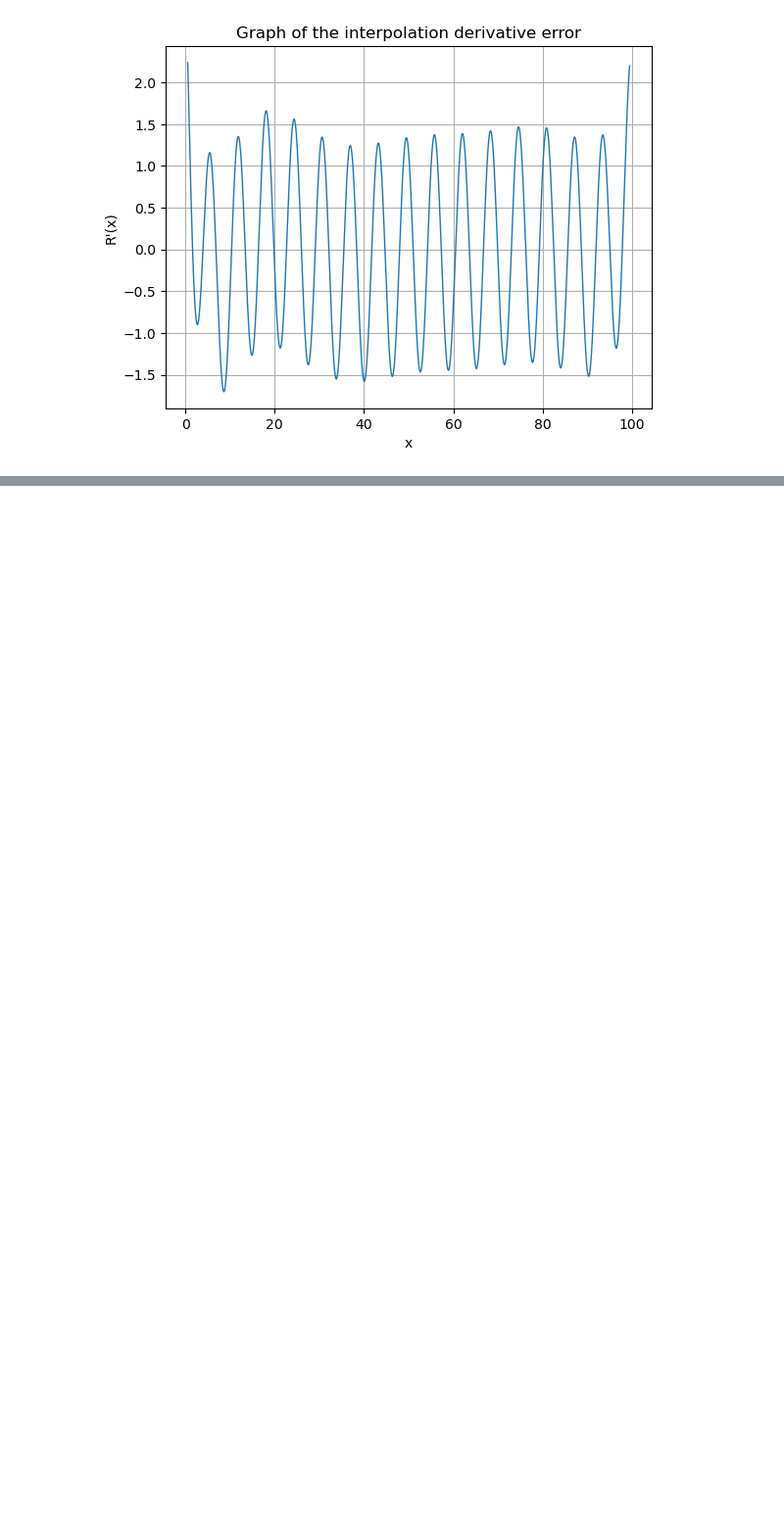
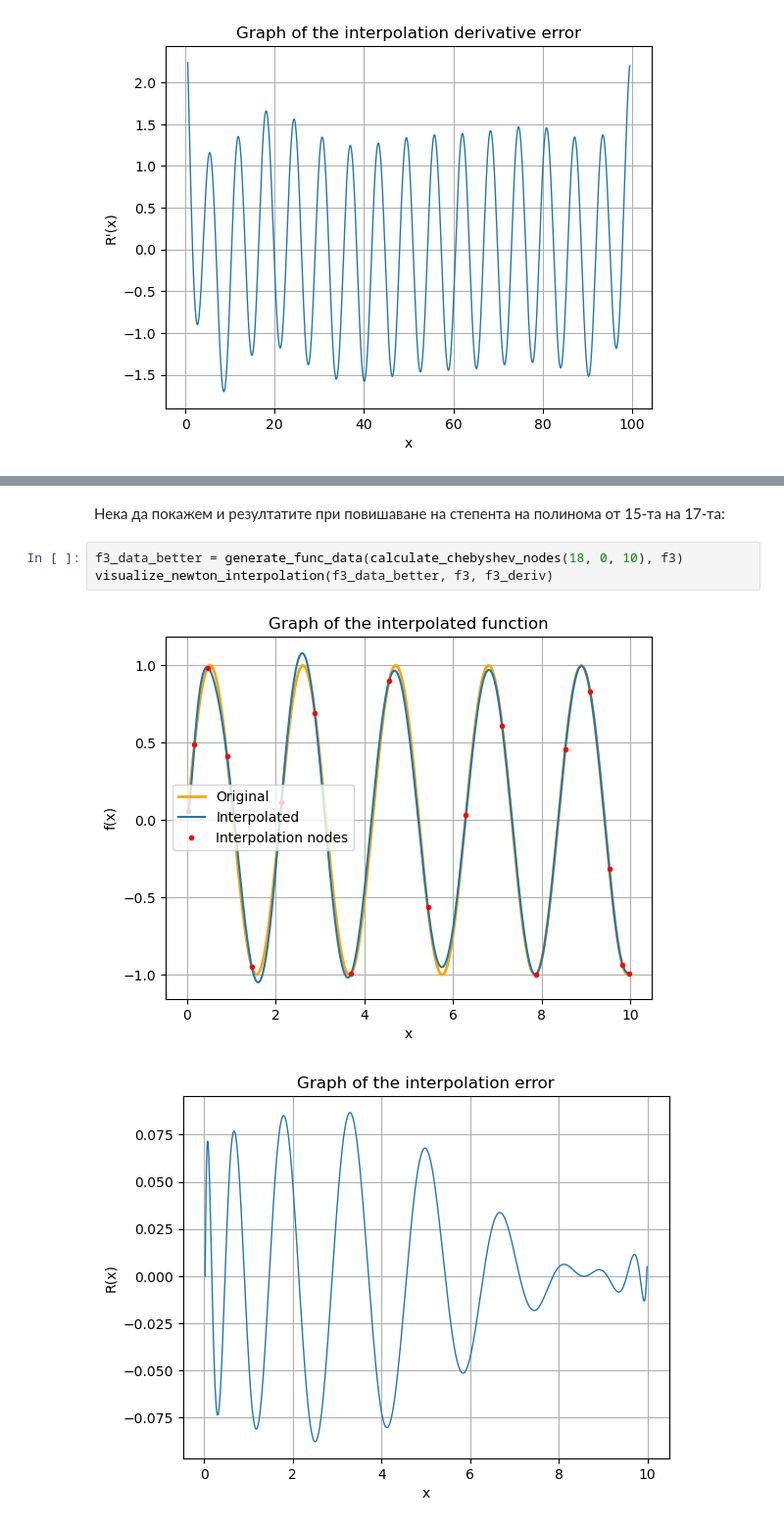
Before and after one commit to TonyTroeff/Mathematics, a Jupyter notebook: Numerical analysis/numerical_differentiation.ipynb, the cells around one changed output, grey strips where cells are left out. Shown at 98% size. Saved outputs shown, nothing was run; the diff lists cells and outputs as text; blank space fills up the shorter version.

```diff
--- a/Numerical analysis/numerical_differentiation.ipynb
+++ b/Numerical analysis/numerical_differentiation.ipynb
@@ -384,0 +405,8 @@ visualize_newton_interpolation(f2_data_wide, f2, f2_deriv)
+# %% [markdown]
+Нека да покажем и резултатите при повишаване на степента на полинома от 15-та на 17-та:
+# %%
+f3_data_better = generate_func_data(calculate_chebyshev_nodes(18, 0, 10), f3)
+visualize_newton_interpolation(f3_data_better, f3, f3_deriv)
+# %% [output]
+[figure, added]
+[figure, added]
```
Also changed, not shown: parts of 4 cells of this notebook.
